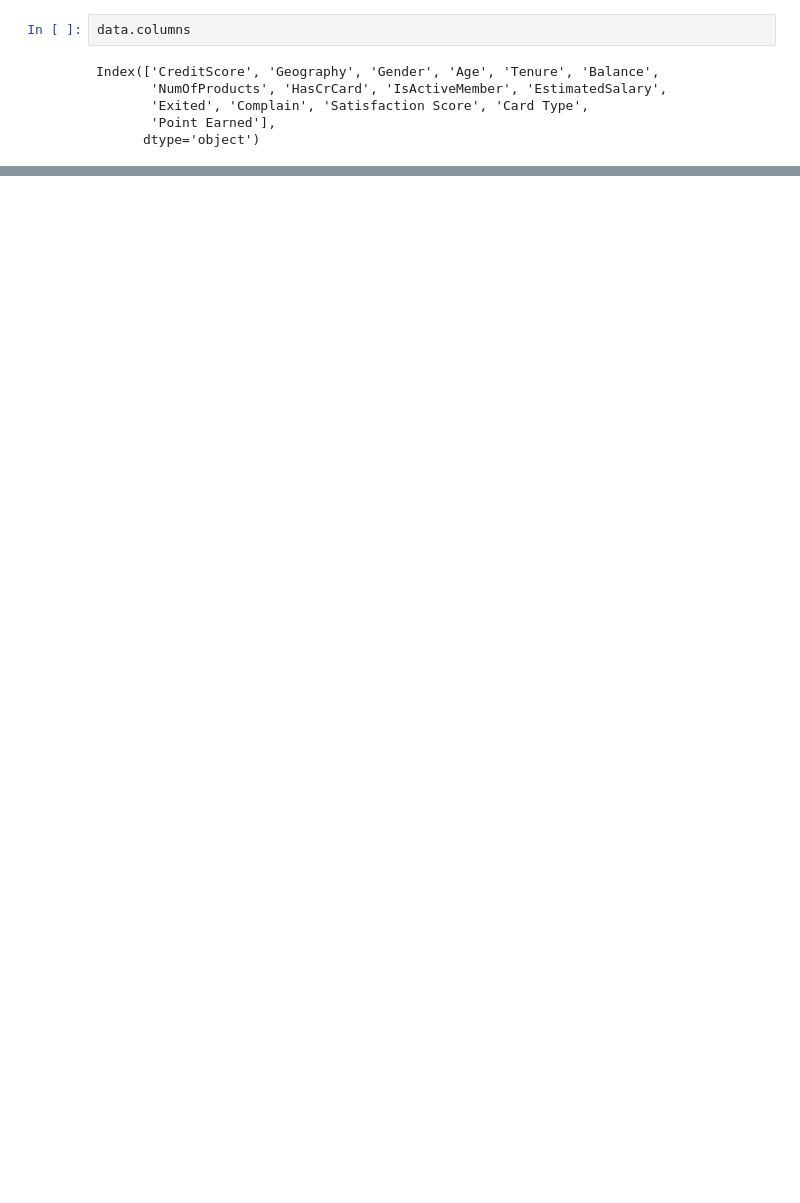
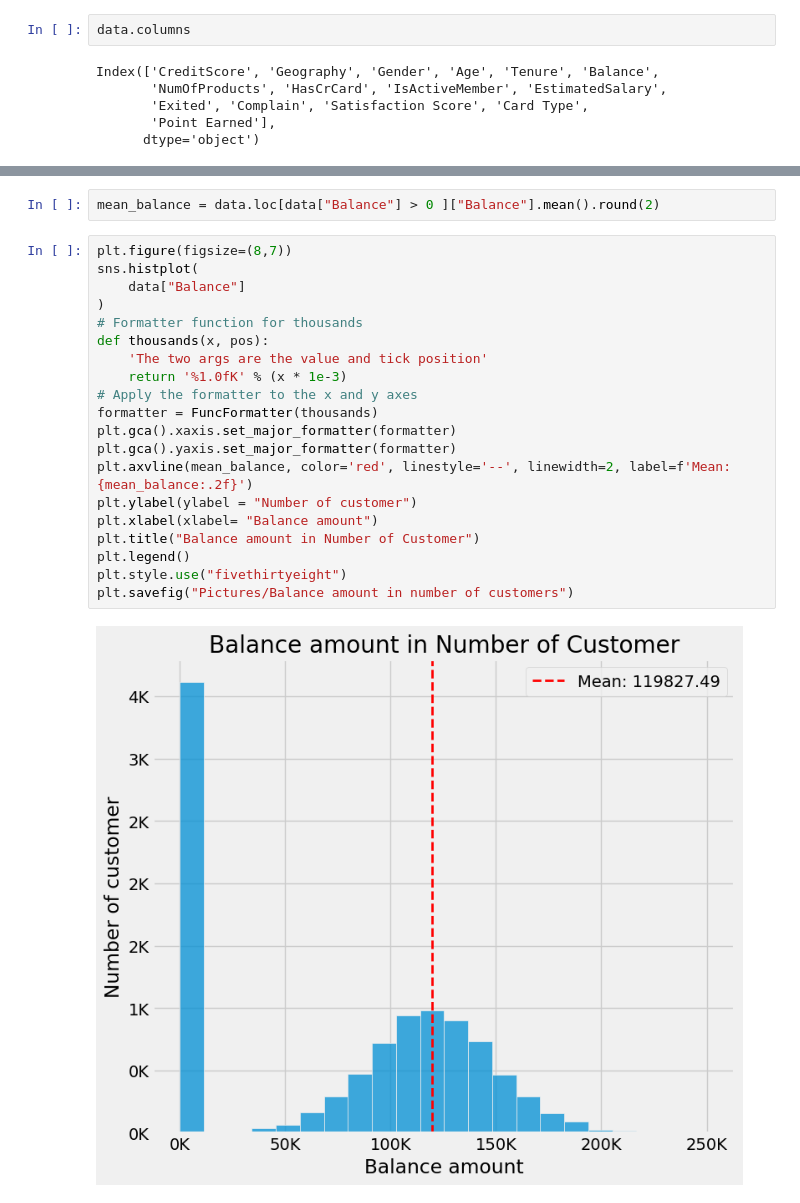
Before and after one commit to Henamen21/Bank_Customer_Churn_Prediction---ML, a Jupyter notebook: predictor.ipynb, the cells around one changed output, grey strips where cells are left out. Cells and saved outputs as stored; diff of their text form; blank space fills up the shorter version.

```diff
--- a/predictor.ipynb
+++ b/predictor.ipynb
@@ -316,0 +360,24 @@ tenure.head()
+# %%
+mean_balance = data.loc[data["Balance"] > 0 ]["Balance"].mean().round(2)
+# %%
+plt.figure(figsize=(8,7))
+sns.histplot(
+    data["Balance"]
+)
+# Formatter function for thousands
+def thousands(x, pos):
+    'The two args are the value and tick position'
+    return '%1.0fK' % (x * 1e-3)
+# Apply the formatter to the x and y axes
+formatter = FuncFormatter(thousands)
+plt.gca().xaxis.set_major_formatter(formatter)
+plt.gca().yaxis.set_major_formatter(formatter)
+plt.axvline(mean_balance, color='red', linestyle='--', linewidth=2, label=f'Mean: {mean_balance:.2f}')
+plt.ylabel(ylabel = "Number of customer")
+plt.xlabel(xlabel= "Balance amount")
+plt.title("Balance amount in Number of Customer")
+plt.legend()
+plt.style.use("fivethirtyeight")
+plt.savefig("Pictures/Balance amount in number of customers")
+# %% [output]
+[figure, added]
```
Also changed, not shown: parts of 16 cells of this notebook.
